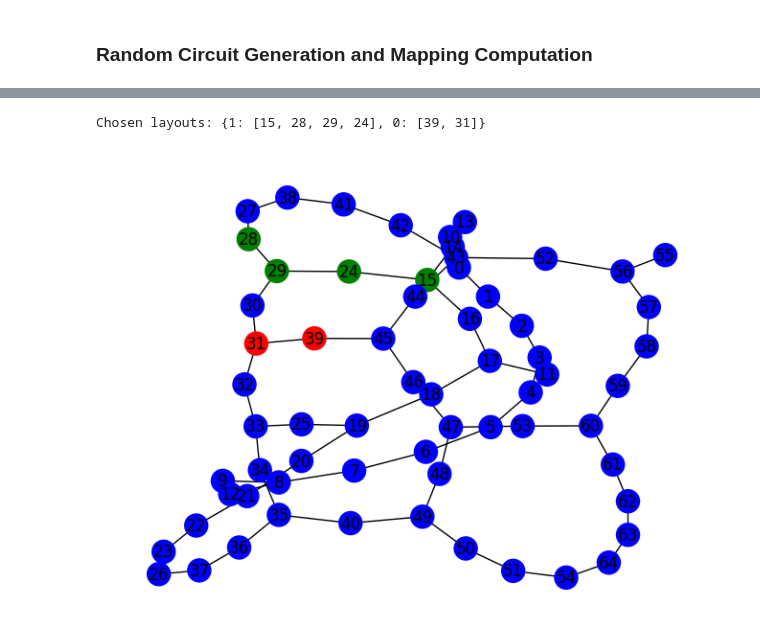
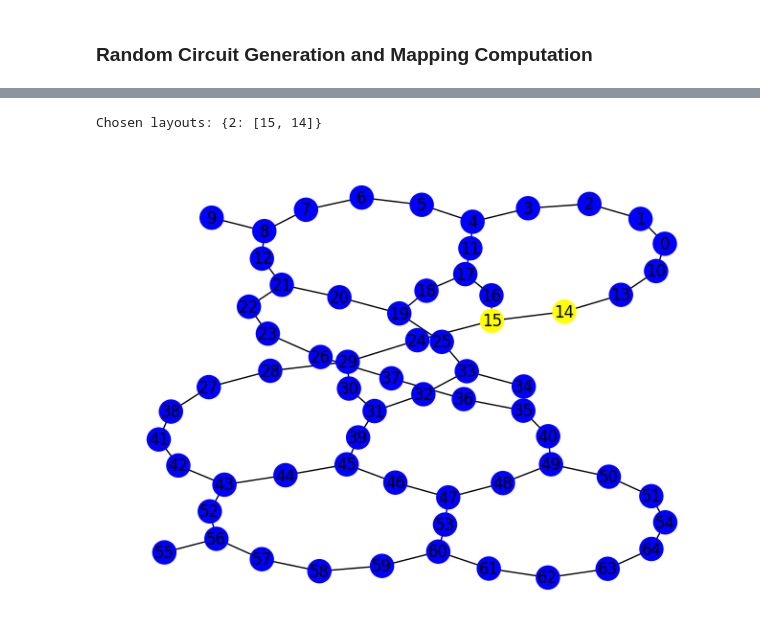
Before and after one commit to Giorgio-Miani/quantum-swap-optimizer, a Jupyter notebook: testing/testing.ipynb, the cells around one changed output, grey strips where cells are left out. Cells and saved outputs as stored; diff of their text form; code cells hidden in the pictures.

Commit message:
modified layout plotting

```diff
--- a/testing/testing.ipynb
+++ b/testing/testing.ipynb
@@ -25,10 +25,12 @@ import qubit_mapping as qMap
 # %% [markdown]
 ### Parameters Configuration
 # %%
-num_modules       = 4
-module_max_qubits = 4
-module_max_gates  = 6
-buffer_distance   = 1
+num_modules        = 4
+module_max_qubits  = 4
+module_max_gates   = 6
+buffer_distance    = 1
+reduced_distance   = 2
+max_allowed_weight = 3
 # %% [markdown]
 ### Random Circuit Generation and Mapping Computation
 # %%
@@ -43,6 +45,6 @@ circuit.draw_dependency_graph()
 # %%
 # Generate the Quantum Circuit Mapping
-q_map = qMap.QubitMapping(circuit, backend=FakeBrooklynV2(), buffer_distance=buffer_distance, reduced_distance=2, max_allowed_weight=3)
+q_map = qMap.QubitMapping(circuit, backend=FakeManhattanV2(), buffer_distance=buffer_distance, reduced_distance=reduced_distance, max_allowed_weight=max_allowed_weight)
 q_map.generate_qubit_mapping()
 print(f"Qubit modules:  {q_map.modules_qubits}")
 print(f"Qubit mapping: {q_map.qubit_mapping}")
@@ -55,37 +66,39 @@ def generate_layouts(module, backend):
     trans_qc = transpile(module, backend, optimization_level=3)
     small_qc = mm.deflate_circuit(trans_qc)
     layouts = mm.matching_layouts(small_qc, backend)
     scores = mm.evaluate_layouts(small_qc, layouts, backend)
     return scores
 
 backend   = q_map.backend
 couplings = backend.coupling_map.get_edges()
 qc_graph  = nx.from_edgelist(couplings)
 
 # Retrieve the qubits associated with each chosen layout
-timestep       = 0
 chosen_layouts = q_map.qubit_mapping[timestep]
 print(f"Chosen layouts: {chosen_layouts}")
 
 # Plot the quantum circuit graph with the chosen layout for each mapped module
 colors    = ['blue', 'red', 'green', 'yellow', 'orange', 'purple', 'brown', 'pink']
 color_map = []
 
 for node in qc_graph:
     in_layout = False
     for (moduleIndex, layout) in chosen_layouts.items():
         if node in layout:
             color_map.append(colors[moduleIndex + 1])
             in_layout = True
 
     if not in_layout:
         color_map.append(colors[0])
 
-pos = nx.planar_layout(qc_graph)
+pos = nx.kamada_kawai_layout(qc_graph)
 nx.draw(qc_graph, pos, node_color=color_map, with_labels=True)
+timestep      += 1
+if timestep == len(q_map.qubit_mapping):
+    timestep = 0
 # %% [output]
-Chosen layouts: {1: [15, 28, 29, 24], 0: [39, 31]}
+Chosen layouts: {2: [15, 14]}
-[figure, old version]
+[figure, new version]
 # %%
 # Plot module of the circuit
 circuit.modules[3].draw('mpl')
```
Also changed, not shown: parts of 7 cells of this notebook.
